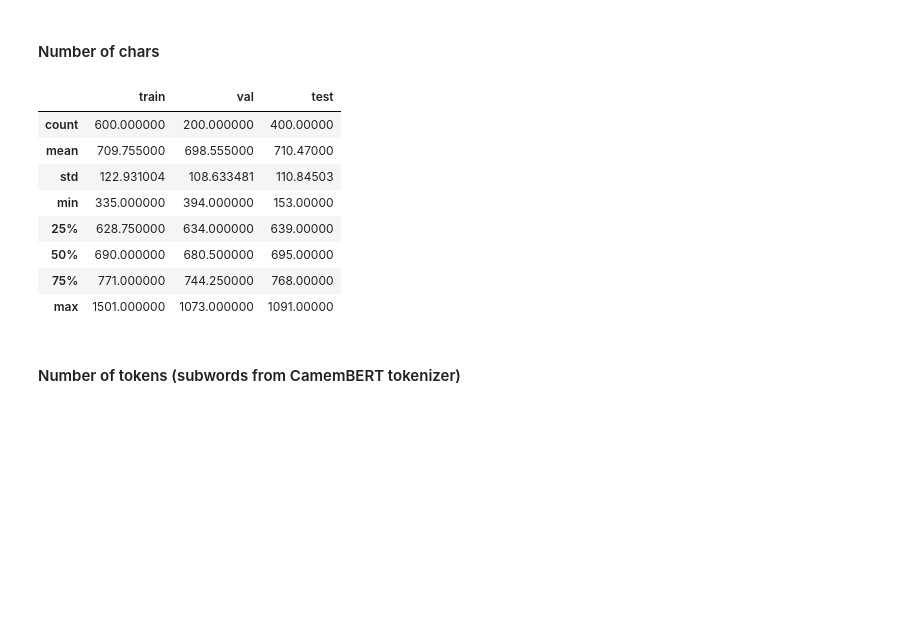
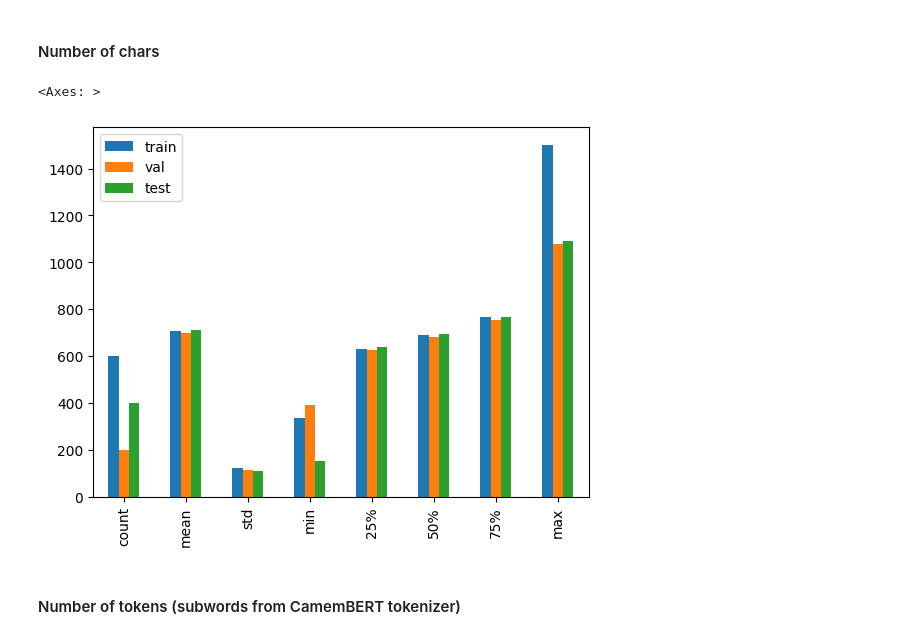
Before and after one commit to tagny/relation_extraction_textmine25, a Jupyter notebook: defi_textmine_2025/eda.ipynb, the cells around one changed output. Cells and saved outputs as stored; diff of their text form; code cells hidden in the pictures; blank space fills up the shorter version.

```diff
--- a/defi_textmine_2025/eda.ipynb
+++ b/defi_textmine_2025/eda.ipynb
@@ -317,23 +384,16 @@ val_clean_df.head()
 # %%
 pd.DataFrame(
     {
         set_name: df.text.apply(len).describe()
         for set_name, df in zip(
             ["train", "val", "test"],
             [train_clean_df, val_clean_df, test_clean_df],
         )
     }
-)
+).plot.bar()
 # %% [output]
-|  | train | val | test |
-| count | 600.000000 | 200.000000 | 400.00000 |
-| mean | 709.755000 | 698.555000 | 710.47000 |
-| std | 122.931004 | 108.633481 | 110.84503 |
-| min | 335.000000 | 394.000000 | 153.00000 |
-| 25% | 628.750000 | 634.000000 | 639.00000 |
-| 50% | 690.000000 | 680.500000 | 695.00000 |
-| 75% | 771.000000 | 744.250000 | 768.00000 |
-| max | 1501.000000 | 1073.000000 | 1091.00000 |
+<Axes: >
+[figure, added]
 # %% [markdown]
 #### Number of tokens (subwords from CamemBERT tokenizer)
 # %%
```
Also changed, not shown: parts of 24 cells of this notebook.
